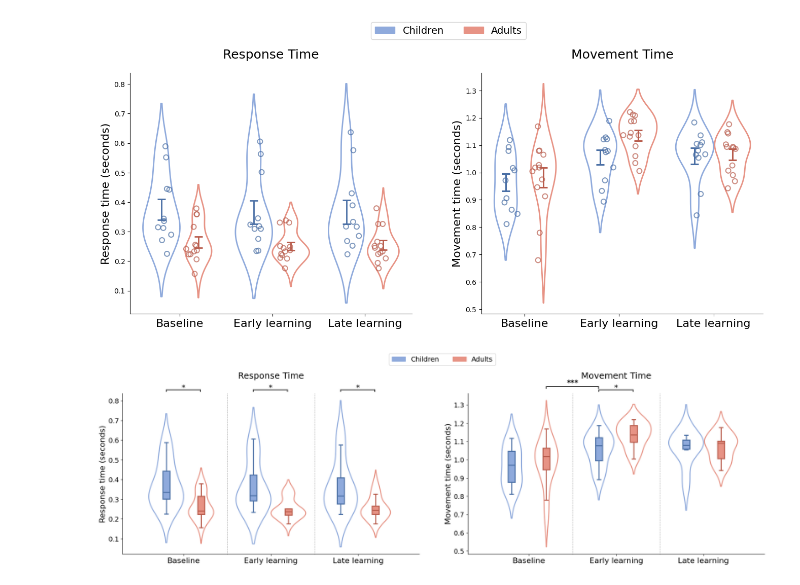
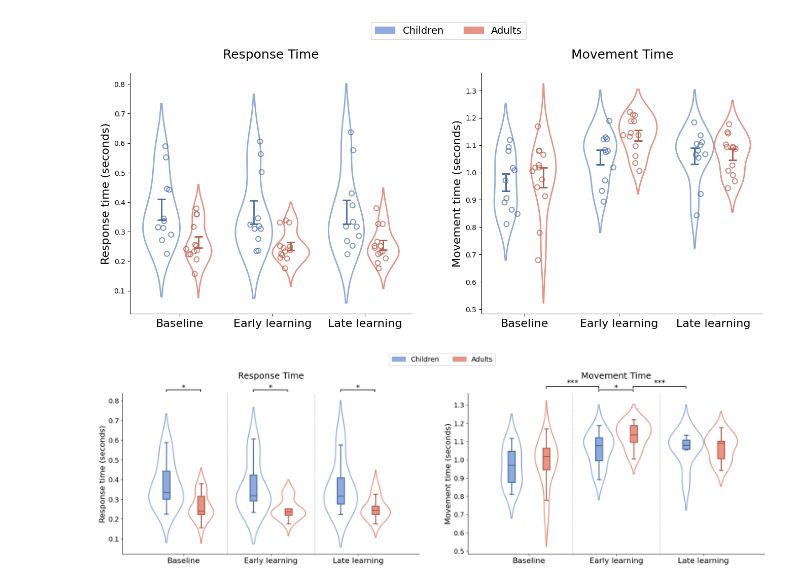
Before and after one commit to siddiskid/IMM-Lab, a Jupyter notebook: sidd_scripts/figures.ipynb, the cells around one changed output. Saved outputs shown, nothing was run; the diff lists cells and outputs as text; code cells hidden in the pictures.

```diff
--- a/sidd_scripts/figures.ipynb
+++ b/sidd_scripts/figures.ipynb
@@ -436,7 +436,7 @@ axes[0].add_line(plt.Line2D([x_right_2, x_right_2], [y_top_2, y_bottom_2], trans
 axes[0].text(0.4985, 1.01, "*", fontsize=16, ha='center', va='bottom', transform=axes[0].transAxes)
 
 x_left_3 = 0.147
-x_right_3 = 0.262
+x_right_3 = 0.264
 y_top_3 = 1.02
 y_bottom_3 = 1.01
 
@@ -450,35 +450,35 @@ x_left_4 = 0.441
 x_right_4 = 0.556
 y_top_4 = 1.02
 y_bottom_4 = 1.01
 
 # For axes[0]
 axes[1].add_line(plt.Line2D([x_left_4, x_right_4], [y_top_4, y_top_4], transform=axes[1].transAxes, color='k', clip_on=False))
 axes[1].add_line(plt.Line2D([x_left_4, x_left_4], [y_top_4, y_bottom_4], transform=axes[1].transAxes, color='k', clip_on=False))
 axes[1].add_line(plt.Line2D([x_right_4, x_right_4], [y_top_4, y_bottom_4], transform=axes[1].transAxes, color='k', clip_on=False))
 axes[1].text(0.4985, 1.01, "*", fontsize=16, ha='center', va='bottom', transform=axes[1].transAxes)
 
 x_left_1 = 0.264
-x_right_1 = 0.44
+x_right_1 = 0.441
 y_top_1 = 1.04
 y_bottom_1 = 1.03
 
 # For axes[1]
 axes[1].add_line(plt.Line2D([x_left_1, x_right_1], [y_top_1, y_top_1], transform=axes[1].transAxes, color='k', clip_on=False))
 axes[1].add_line(plt.Line2D([x_left_1, x_left_1], [y_top_1, y_bottom_1], transform=axes[1].transAxes, color='k', clip_on=False))
 axes[1].add_line(plt.Line2D([x_right_1, x_right_1], [y_top_1, y_bottom_1], transform=axes[1].transAxes, color='k', clip_on=False))
 axes[1].text(0.352, 1.04, "***", fontsize=16, ha='center', va='bottom', transform=axes[1].transAxes)
 
-x_left_5 = 0.264
-x_right_5 = 0.44
+x_left_5 = 0.556
+x_right_5 = 0.735
 y_top_5 = 1.04
 y_bottom_5 = 1.03
 
 # For axes[1]
 axes[1].add_line(plt.Line2D([x_left_5, x_right_5], [y_top_5, y_top_5], transform=axes[1].transAxes, color='k', clip_on=False))
 axes[1].add_line(plt.Line2D([x_left_5, x_left_5], [y_top_5, y_bottom_5], transform=axes[1].transAxes, color='k', clip_on=False))
 axes[1].add_line(plt.Line2D([x_right_5, x_right_5], [y_top_5, y_bottom_5], transform=axes[1].transAxes, color='k', clip_on=False))
-axes[1].text(0.352, 1.04, "***", fontsize=16, ha='center', va='bottom', transform=axes[1].transAxes)
+axes[1].text(0.6455, 1.04, "***", fontsize=16, ha='center', va='bottom', transform=axes[1].transAxes)
 
 plt.show()
 # %% [output]
-[figure, old version]
+[figure, new version]
```
